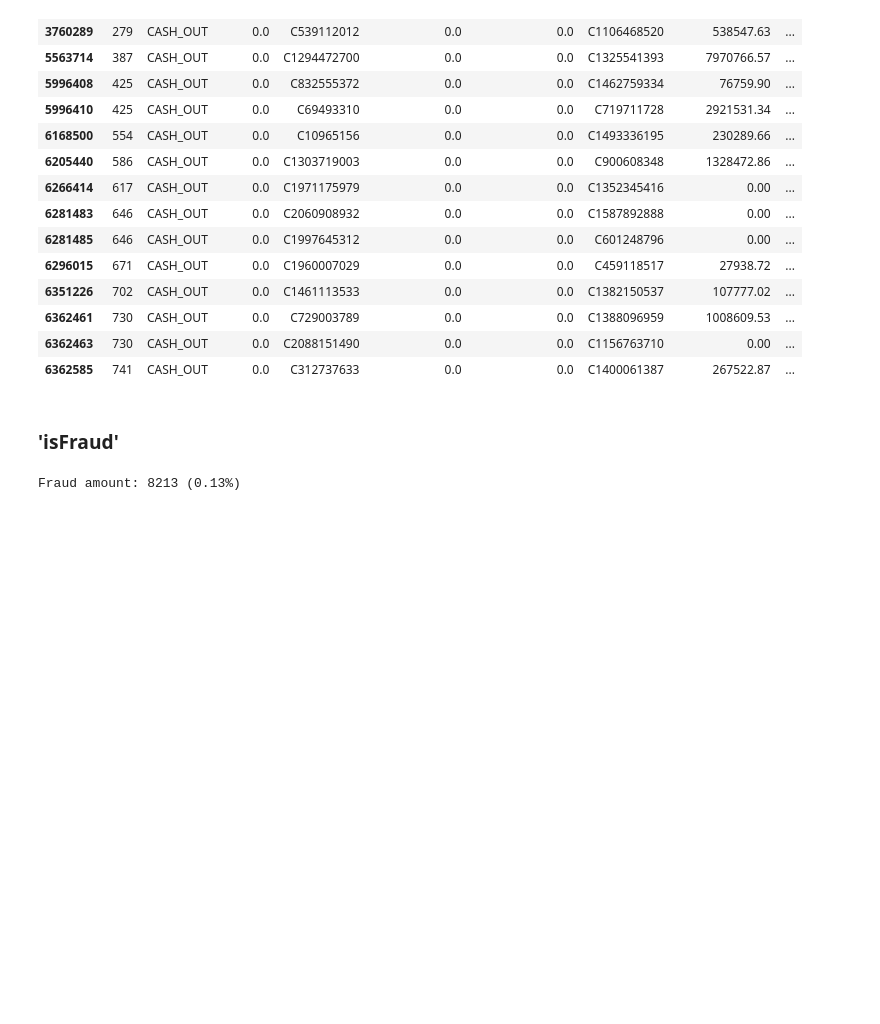
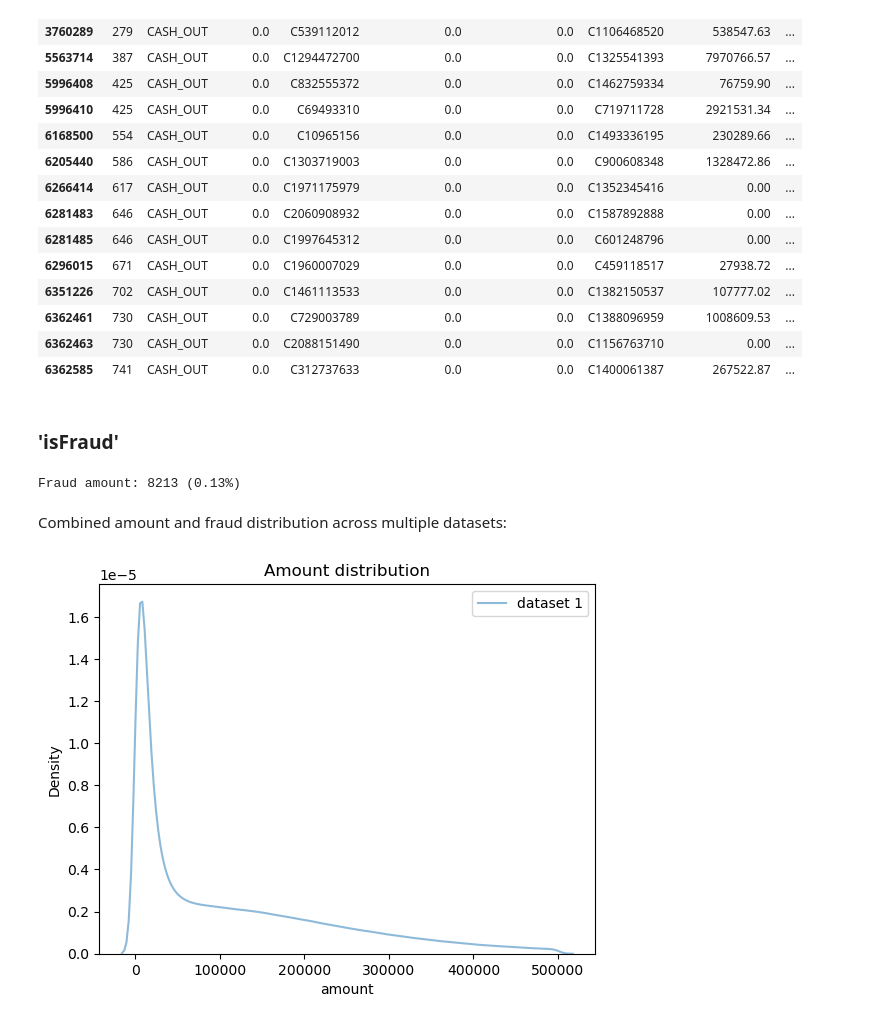
Before and after one commit to salveendutt/Big-Data-Analytics, a Jupyter notebook: eda/Fraudulent Transactions Data_Kaggle.ipynb, the cells around one changed output. Drawn from its saved outputs; the diff is of its cells as text; code cells hidden in the pictures; blank space fills up the shorter version.

Commit message:
Add combined plots for eda

```diff
--- a/eda/Fraudulent Transactions Data_Kaggle.ipynb
+++ b/eda/Fraudulent Transactions Data_Kaggle.ipynb
@@ -119,3 +121,33 @@ fraud = isFraud[isFraud == 1]
 print(f"Fraud amount: {len(fraud)} ({len(fraud)/len(df.isFraud)*100:.2}%)")
 # %% [output]
 Fraud amount: 8213 (0.13%)
+# %%
+import numpy as np
+
+def remove_outliers(amount):
+  q1, q3 = np.percentile(amount, [25, 75])
+  iqr = q3 - q1
+  lower_bound = q1 - 1.5 * iqr
+  upper_bound = q3 + 1.5 * iqr
+
+  amount_no_outliers = amount[(amount >= lower_bound) & (amount <= upper_bound)]
+  return amount_no_outliers[amount_no_outliers > 0]
+# %% [markdown]
+Combined amount and fraud distribution across multiple datasets:
+# %%
+df1 = pd.read_csv("../datasets/Fraud.csv")
+df2 = pd.read_csv("../datasets/Credit_Card_Fraud_.csv")
+df3 = pd.read_csv("../datasets/3/transactions_df.csv")
+df4 = pd.read_csv("../datasets/creditcard.csv")
+
+
+df2['isFraud'] = df2['fraud']
+df3['isFraud'] = df3['fraud']
+df4['isFraud'] = df4['Class']
+# %%
+sns.kdeplot(remove_outliers(df1.amount), fill=False, alpha=0.5, label='dataset 1')
+plt.title(f'Amount distribution')
+plt.legend()
+plt.show()
+# %% [output]
+[figure, added]
```
Also changed, not shown: parts of 4 cells of this notebook.
